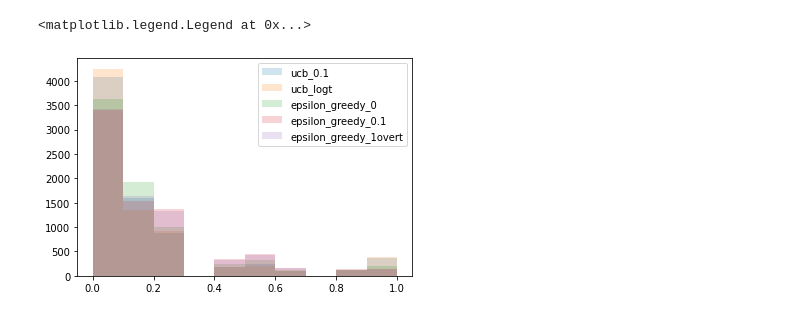
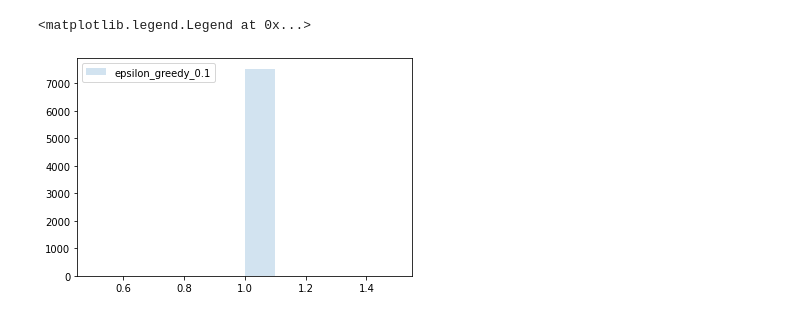
Before and after one commit to Mengyanz/CB4Rec, a Jupyter notebook: vis.ipynb, the cells around one changed output. Cells and saved outputs as stored; diff of their text form; code cells hidden in the pictures.

```diff
--- a/vis.ipynb
+++ b/vis.ipynb
@@ -7,15 +7,16 @@ import os
 # %%
 
 dataset = 'demo'
-path = 'rec1'
+path = 'rec1_ftF_simF'
 save_path = os.path.join("/home/v-mezhang/blob-plm/model/", dataset, path)
 # %%
 policy = 'epsilon_greedy'
-paras = [0, 0.1, '1overt']
+paras = [0.0, 0.1] # '1overt'
 rewards = {}
 opt_rewards = {}
 # %%
-policy_names = ['ucb_0.1', 'ucb_logt'] # 'ucb_0.1'
+# policy_names = ['ucb_0.1', 'ucb_logt'] # 'ucb_0.1'
+policy_names = []
 for para in paras:
     policy_name = policy + '_' + str(para)
     policy_names.append(policy_name)
@@ -56,8 +61,8 @@ plt.legend()
 # %%
-for policy_name, value in rewards.items():
-    # if policy_name in ['epsilon_greedy_0', 'epsilon_greedy_0.1']:
-    plt.hist(value.mean(axis = 0), label = policy_name, alpha = 0.2)
+for policy_name, value in opt_rewards.items():
+    if policy_name in ['epsilon_greedy_0', 'epsilon_greedy_0.1']:
+        plt.hist(value.mean(axis = 0), label = policy_name, alpha = 0.2)
 plt.legend()
 # %% [output]
 <matplotlib.legend.Legend at 0x...>
-[figure, old version]
+[figure, new version]
```
Also changed, not shown: parts of 5 cells of this notebook, 7 other files.
